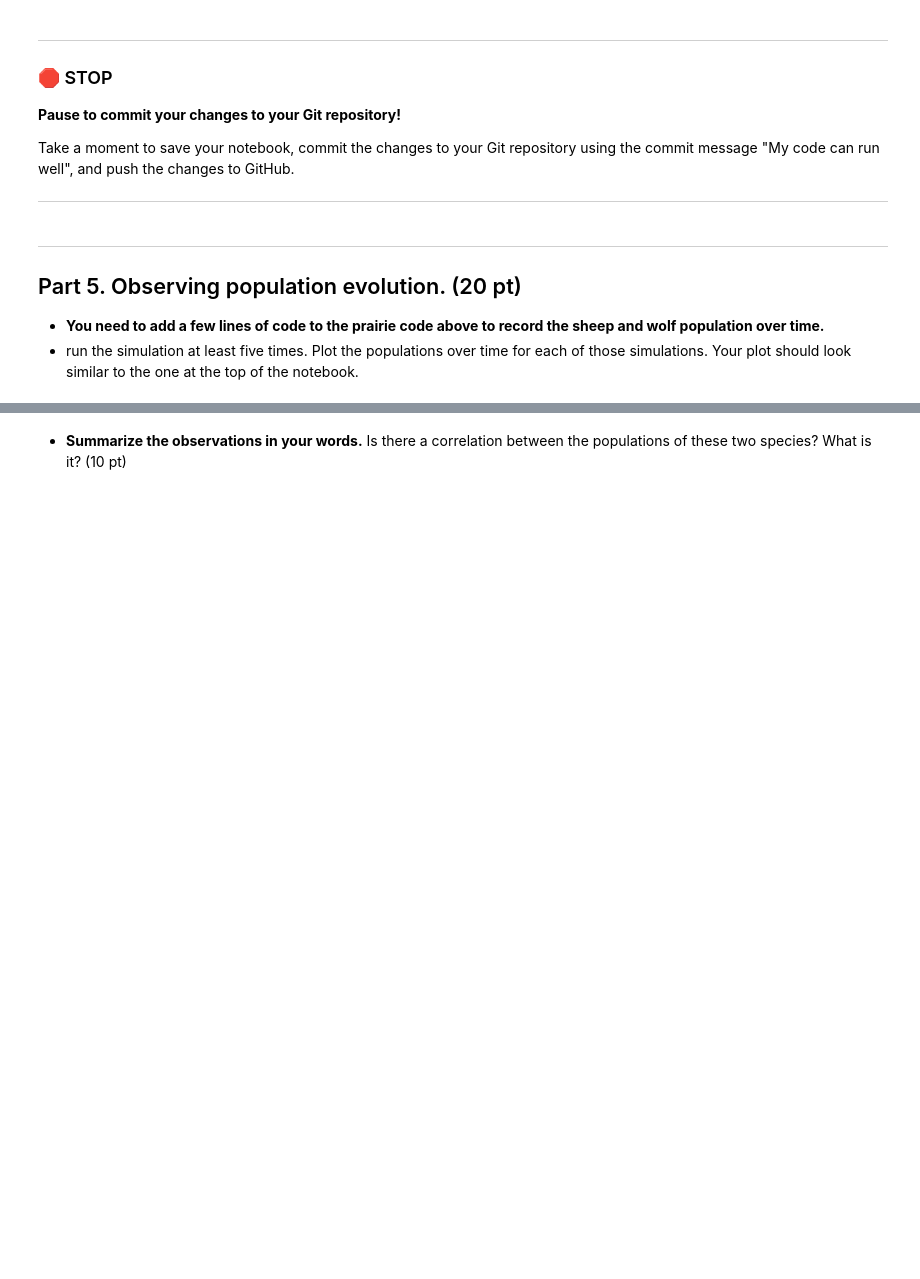
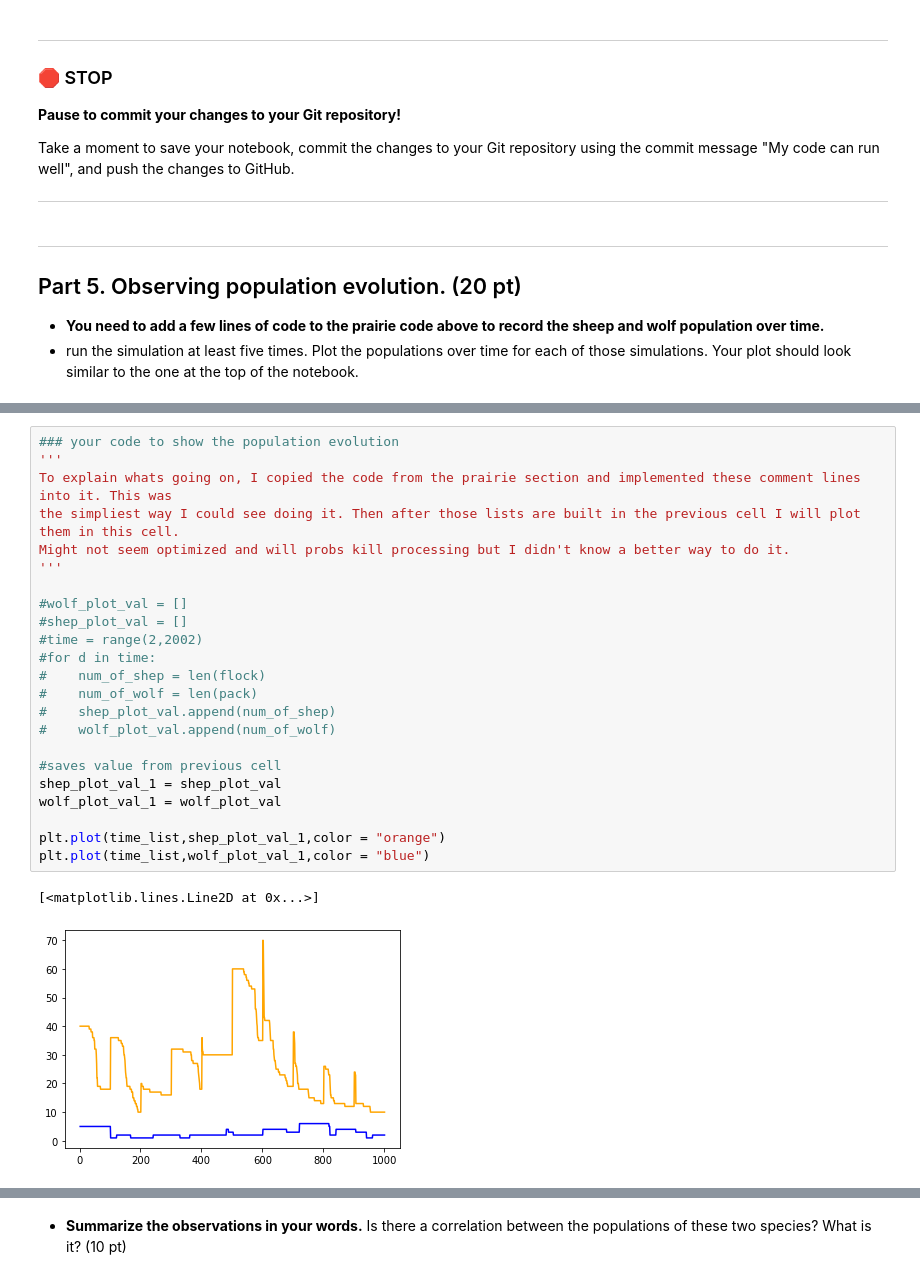
Before and after one commit to Jacob-Rancour/cmse202-s21-turnin, a Jupyter notebook: hw-03/HW-03_OOP+ABM-STUDENT.ipynb, the cells around one changed output, grey strips where cells are left out. Saved outputs shown, nothing was run; the diff lists cells and outputs as text; blank space fills up the shorter version.

```diff
--- a/hw-03/HW-03_OOP+ABM-STUDENT.ipynb
+++ b/hw-03/HW-03_OOP+ABM-STUDENT.ipynb
@@ -827,0 +976,26 @@ Take a moment to save your notebook, commit the changes to your Git repository u
+# %%
+### your code to show the population evolution
+'''
+To explain whats going on, I copied the code from the prairie section and implemented these comment lines into it. This was
+the simpliest way I could see doing it. Then after those lists are built in the previous cell I will plot them in this cell.
+Might not seem optimized and will probs kill processing but I didn't know a better way to do it.
+'''
+
+#wolf_plot_val = []
+#shep_plot_val = []
+#time = range(2,2002)
+#for d in time:
+#    num_of_shep = len(flock)
+#    num_of_wolf = len(pack)
+#    shep_plot_val.append(num_of_shep)
+#    wolf_plot_val.append(num_of_wolf)
+
+#saves value from previous cell
+shep_plot_val_1 = shep_plot_val
+wolf_plot_val_1 = wolf_plot_val
+
+plt.plot(time_list,shep_plot_val_1,color = "orange")
+plt.plot(time_list,wolf_plot_val_1,color = "blue")
+# %% [output]
+[<matplotlib.lines.Line2D at 0x...>]
+[figure, added]
```
Also changed, not shown: parts of 27 cells of this notebook.
